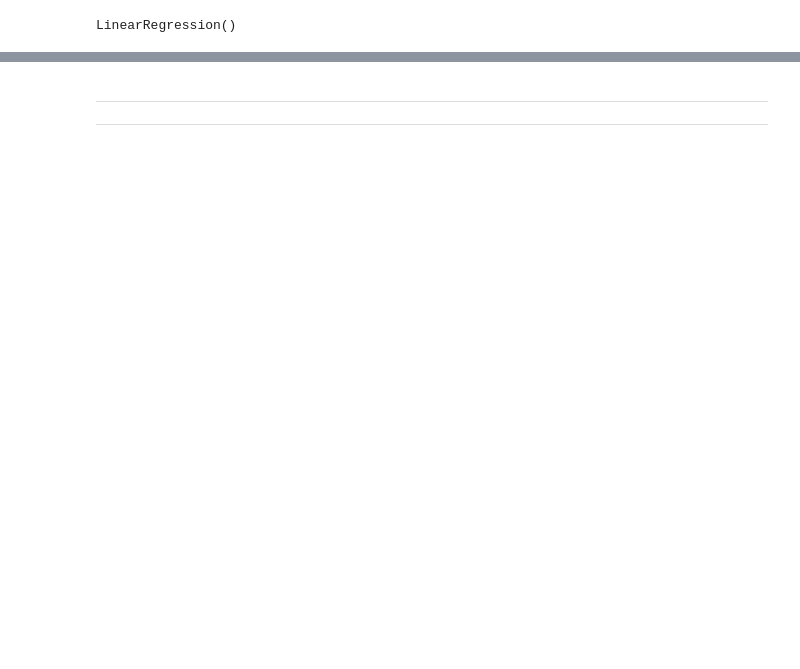
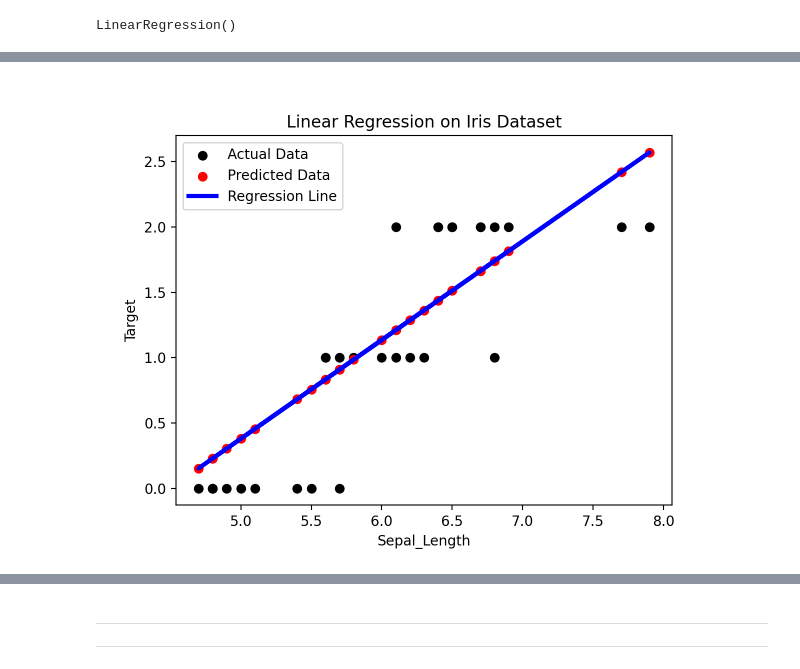
Before and after one commit to VCurry20/MachineLearning_Statistics, a Jupyter notebook: Project.ipynb, the cells around one changed output, grey strips where cells are left out. Drawn from its saved outputs; the diff is of its cells as text; code cells hidden in the pictures; blank space fills up the shorter version.

```diff
--- a/Project.ipynb
+++ b/Project.ipynb
@@ -963,0 +1033,19 @@ which is lower than the error rate.
+# %%
+# Plot our data to compare - plot with the predicted out comes
+
+plt.scatter(X_test, y_test, color='black', label='Actual Data')
+
+plt.scatter(X_test, pred, color='red', label='Predicted Data')
+
+plt.plot(X_test, pred, color='blue', linewidth=3, label='Regression Line')
+
+# Add labels and a legend
+plt.xlabel('Sepal_Length')
+plt.ylabel('Target')
+plt.title('Linear Regression on Iris Dataset')
+plt.legend()
+
+# Display the plot
+plt.show()
+# %% [output]
+[figure, added]
```
Also changed, not shown: parts of 52 cells of this notebook, 1 other file.
